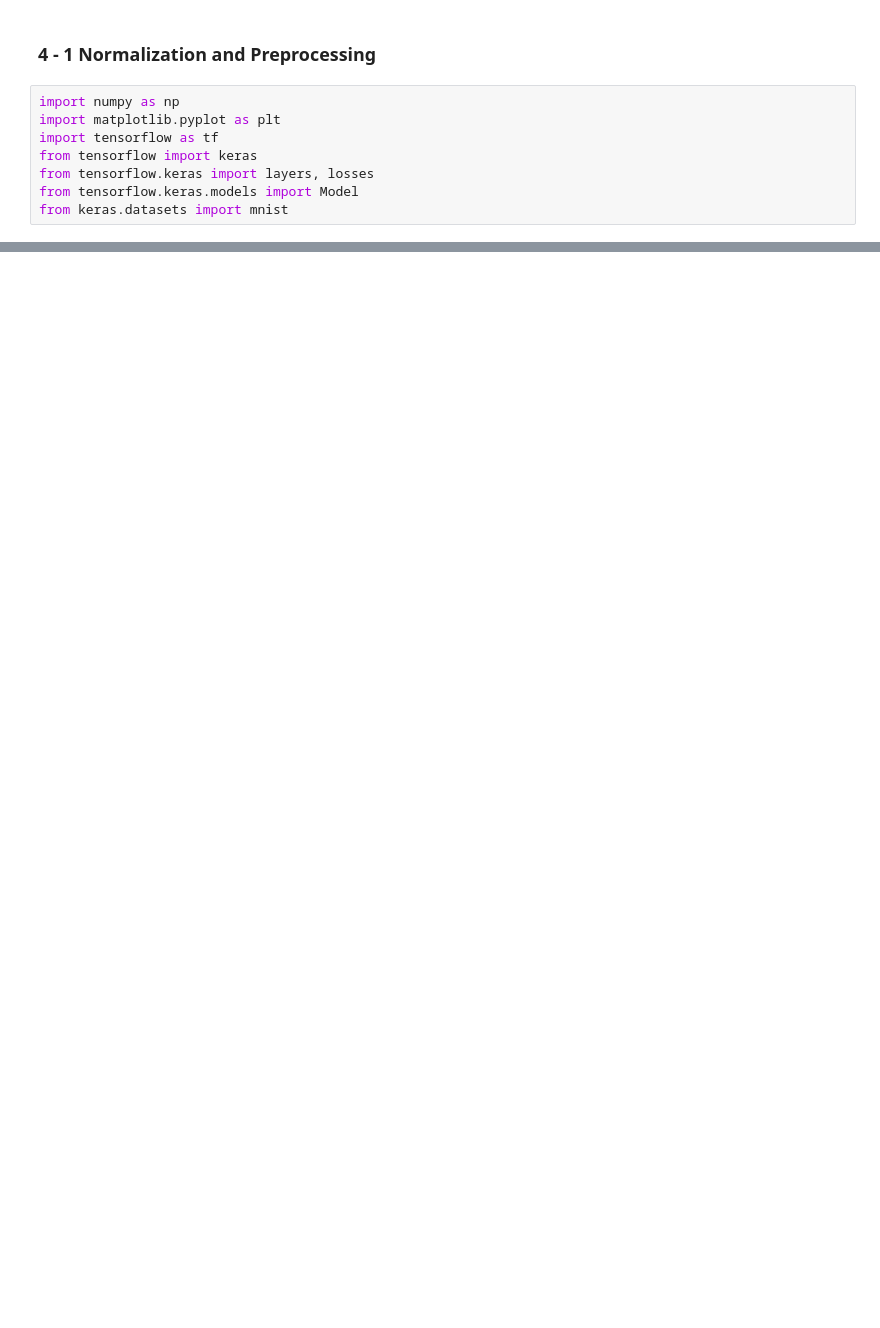
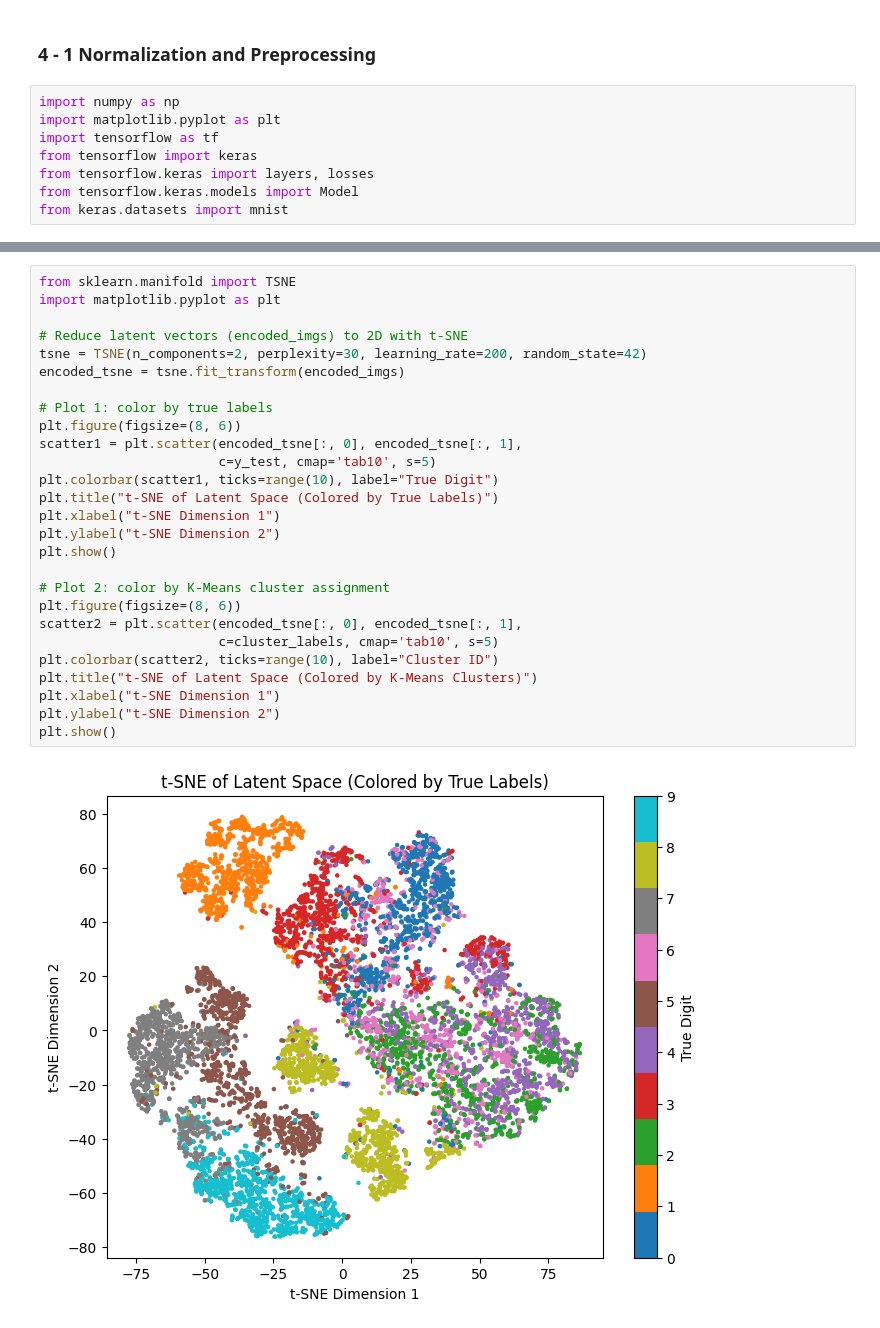
Before and after one commit to KzrLancelotV2/Deep-Learning-and-Neural-Networks, a Jupyter notebook: 4.ipynb, the cells around one changed output, grey strips where cells are left out. Cells and saved outputs as stored; diff of their text form; blank space fills up the shorter version.

```diff
--- a/4.ipynb
+++ b/4.ipynb
@@ -142,0 +214,29 @@ plt.show()
+# %%
+from sklearn.manifold import TSNE
+import matplotlib.pyplot as plt
+
+# Reduce latent vectors (encoded_imgs) to 2D with t-SNE
+tsne = TSNE(n_components=2, perplexity=30, learning_rate=200, random_state=42)
+encoded_tsne = tsne.fit_transform(encoded_imgs)
+
+# Plot 1: color by true labels
+plt.figure(figsize=(8, 6))
+scatter1 = plt.scatter(encoded_tsne[:, 0], encoded_tsne[:, 1],
+                       c=y_test, cmap='tab10', s=5)
+plt.colorbar(scatter1, ticks=range(10), label="True Digit")
+plt.title("t-SNE of Latent Space (Colored by True Labels)")
+plt.xlabel("t-SNE Dimension 1")
+plt.ylabel("t-SNE Dimension 2")
+plt.show()
+
+# Plot 2: color by K-Means cluster assignment
+plt.figure(figsize=(8, 6))
+scatter2 = plt.scatter(encoded_tsne[:, 0], encoded_tsne[:, 1],
+                       c=cluster_labels, cmap='tab10', s=5)
+plt.colorbar(scatter2, ticks=range(10), label="Cluster ID")
+plt.title("t-SNE of Latent Space (Colored by K-Means Clusters)")
+plt.xlabel("t-SNE Dimension 1")
+plt.ylabel("t-SNE Dimension 2")
+plt.show()
+# %% [output]
+[figure, added]
```
Also changed, not shown: parts of 17 cells of this notebook.
